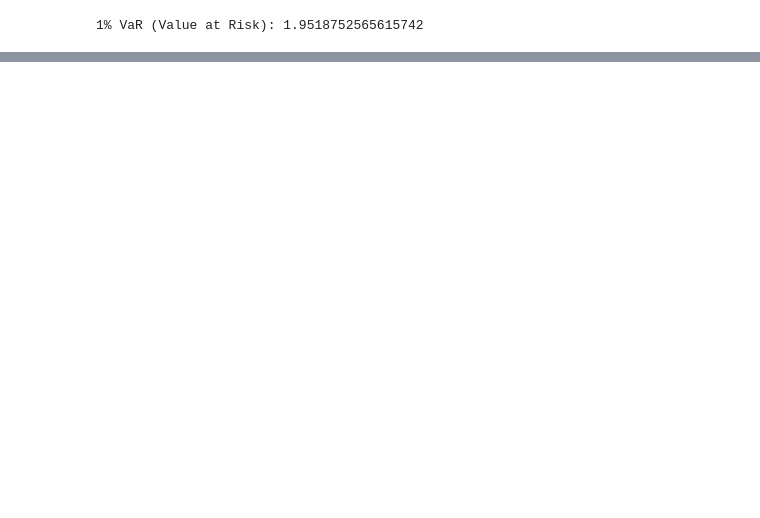
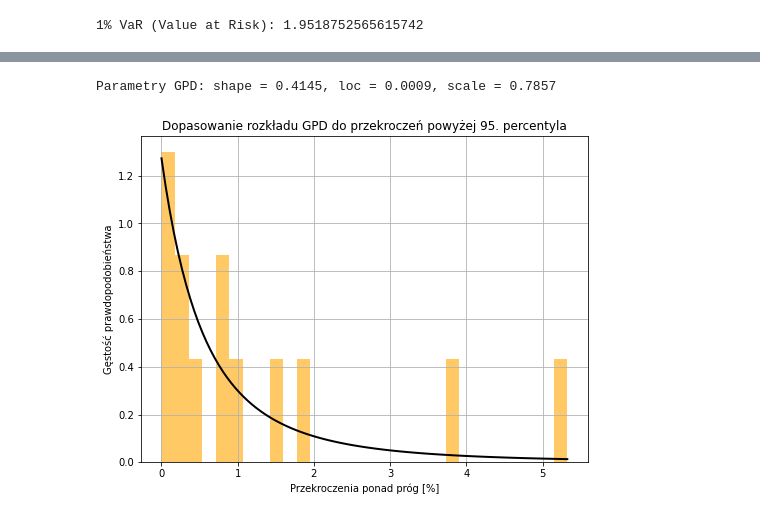
Before and after one commit to werpyr1003/Zarz-dzanie_ryzykiem_McDonald_Corporation, a Jupyter notebook: Projekt_2/Kody.ipynb, the cells around one changed output, grey strips where cells are left out. Cells and saved outputs as stored; diff of their text form; code cells hidden in the pictures; blank space fills up the shorter version.

```diff
--- a/Projekt_2/Kody.ipynb
+++ b/Projekt_2/Kody.ipynb
@@ -990,3 +1001,29 @@ var_1_percent = stats.gumbel_r.ppf(0.01, *params)
 print(f"1% VaR (Value at Risk): {var_1_percent}")
 # %% [output]
 1% VaR (Value at Risk): 1.9518752565615742
+# %%
+df = merged.copy()
+df['Date'] = pd.to_datetime(df['Date'])
+df.set_index('Date', inplace=True)
+
+
+df['logret_fuel_percent'] = df['logret_fuel_data'] * 100
+
+weekly_maxima = df['logret_fuel_percent'].resample('W').max().dropna()
+
+
+from scipy.stats import genextreme
+
+gev_params = genextreme.fit(weekly_maxima)
+
+print(f"Parametry GEV: shape = {gev_params[0]:.4f}, loc = {gev_params[1]:.4f}, scale = {gev_params[2]:.4f}")
+
+plt.figure(figsize=(8, 6))
+plt.hist(weekly_maxima, bins=30, density=True, alpha=0.6, color='skyblue')
+x_vals = np.linspace(weekly_maxima.min(), weekly_maxima.max(), 100)
+plt.plot(x_vals, genextreme.pdf(x_vals, *gev_params), 'k-', lw=2)
+plt.title("Dopasowanie rozkładu GEV do tygodniowych maksimów zwrotów paliwa")
+plt.xlabel("Tygodniowe maksima [%]")
+plt.ylabel("Gęstość prawdopodobieństwa")
+plt.grid(True)
+plt.show()
@@ -992,0 +1033,21 @@ print(f"1% VaR (Value at Risk): {var_1_percent}")
+# %%
+threshold = np.percentile(df['logret_fuel_percent'].dropna(), 95)
+exceedances = df['logret_fuel_percent'][df['logret_fuel_percent'] > threshold] - threshold
+from scipy.stats import genpareto
+
+gpd_params = genpareto.fit(exceedances)
+print(f"Parametry GPD: shape = {gpd_params[0]:.4f}, loc = {gpd_params[1]:.4f}, scale = {gpd_params[2]:.4f}")
+plt.figure(figsize=(8, 6))
+plt.hist(exceedances, bins=30, density=True, alpha=0.6, color='orange')
+
+x = np.linspace(min(exceedances), max(exceedances), 100)
+plt.plot(x, genpareto.pdf(x, *gpd_params), 'k-', lw=2)
+
+plt.title("Dopasowanie rozkładu GPD do przekroczeń powyżej 95. percentyla")
+plt.xlabel("Przekroczenia ponad próg [%]")
+plt.ylabel("Gęstość prawdopodobieństwa")
+plt.grid(True)
+plt.show()
+# %% [output]
+Parametry GPD: shape = 0.4145, loc = 0.0009, scale = 0.7857
+[figure, added]
```
Also changed, not shown: parts of 2 cells of this notebook.
